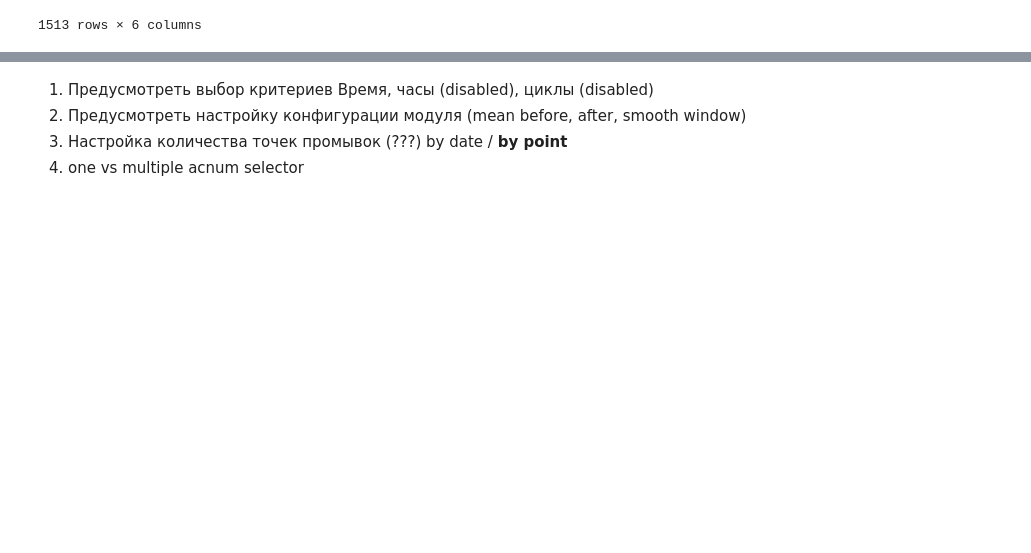
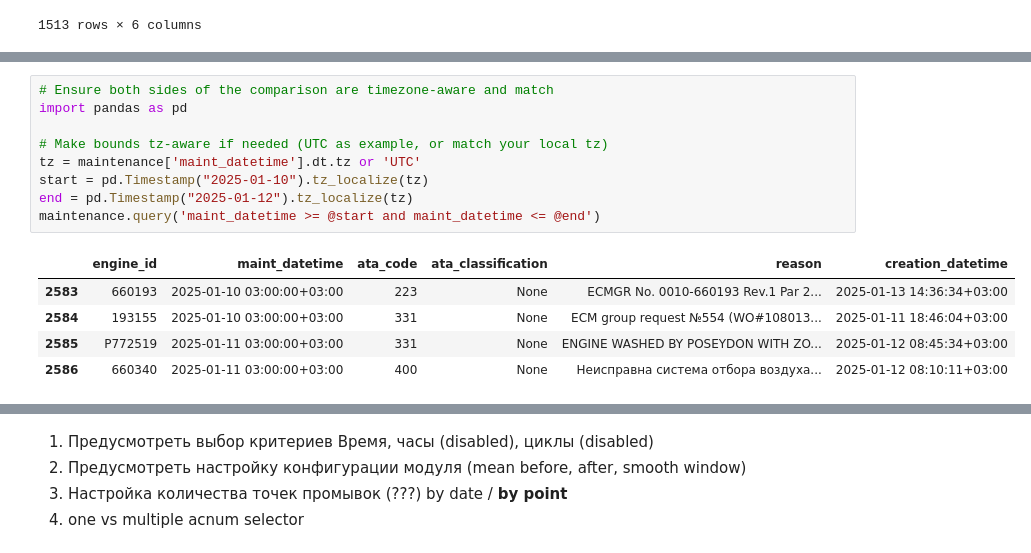
Before and after one commit to skeptlk/wash-dashboard, a Jupyter notebook: example.ipynb, the cells around one changed output, grey strips where cells are left out. Saved outputs shown, nothing was run; the diff lists cells and outputs as text; blank space fills up the shorter version.

```diff
--- a/example.ipynb
+++ b/example.ipynb
@@ -147,0 +152,15 @@ plt.show()
+# %%
+# Ensure both sides of the comparison are timezone-aware and match
+import pandas as pd
+
+# Make bounds tz-aware if needed (UTC as example, or match your local tz)
+tz = maintenance['maint_datetime'].dt.tz or 'UTC'
+start = pd.Timestamp("2025-01-10").tz_localize(tz)
+end = pd.Timestamp("2025-01-12").tz_localize(tz)
+maintenance.query('maint_datetime >= @start and maint_datetime <= @end')
+# %% [output]
+|  | engine_id | maint_datetime | ata_code | ata_classification | reason | creation_datetime |
+| 2583 | 660193 | 2025-01-10 03:00:00+03:00 | 223 | None | ECMGR No. 0010-660193 Rev.1 Par 2... | 2025-01-13 14:36:34+03:00 |
+| 2584 | 193155 | 2025-01-10 03:00:00+03:00 | 331 | None | ECM group request №554 (WO#108013... | 2025-01-11 18:46:04+03:00 |
+| 2585 | P772519 | 2025-01-11 03:00:00+03:00 | 331 | None | ENGINE WASHED BY POSEYDON WITH ZO... | 2025-01-12 08:45:34+03:00 |
+| 2586 | 660340 | 2025-01-11 03:00:00+03:00 | 400 | None | Неисправна система отбора воздуха... | 2025-01-12 08:10:11+03:00 |
```
Also changed, not shown: parts of 4 cells of this notebook, 5 other files.
